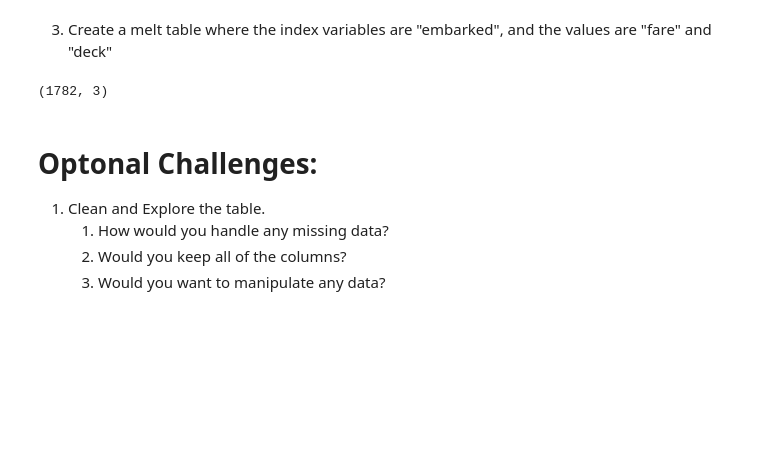
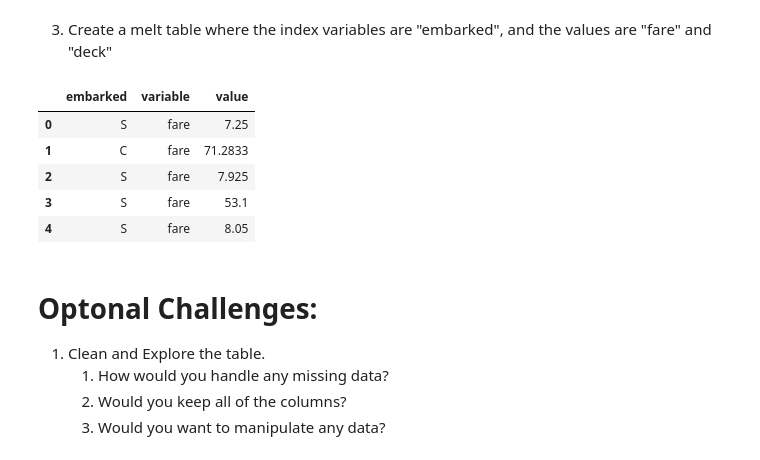
Before and after one commit to tiaran322-dot/data-analysis-projects, a Jupyter notebook: data-manipulation/exercises/Solutions/DataManipulationWorkbook-Solutions.ipynb, the cells around one changed output. Drawn from its saved outputs; the diff is of its cells as text; code cells hidden in the pictures; blank space fills up the shorter version.

```diff
--- a/data-manipulation/exercises/Solutions/DataManipulationWorkbook-Solutions.ipynb
+++ b/data-manipulation/exercises/Solutions/DataManipulationWorkbook-Solutions.ipynb
@@ -352,9 +384,16 @@ data_m.shape
 # %%
 # SOLUTION
 data_melt = pd.melt(data, id_vars=["embarked"], value_vars=["fare", "deck"])
 data_melt.shape
+
+data_melt.head()
 # %% [output]
-(1782, 3)
+|  | embarked | variable | value |
+| 0 | S | fare | 7.25 |
+| 1 | C | fare | 71.2833 |
+| 2 | S | fare | 7.925 |
+| 3 | S | fare | 53.1 |
+| 4 | S | fare | 8.05 |
 # %% [markdown]
 # Optonal Challenges:
 
```
Also changed, not shown: parts of 4 cells of this notebook.
